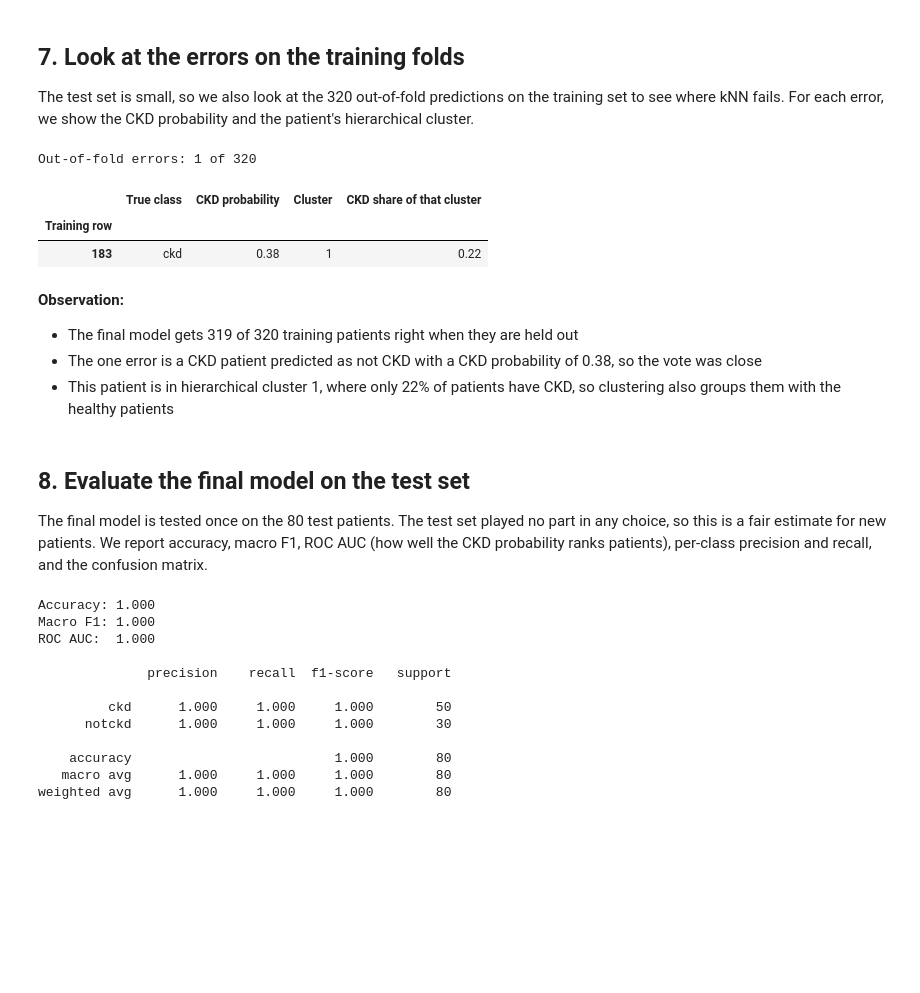
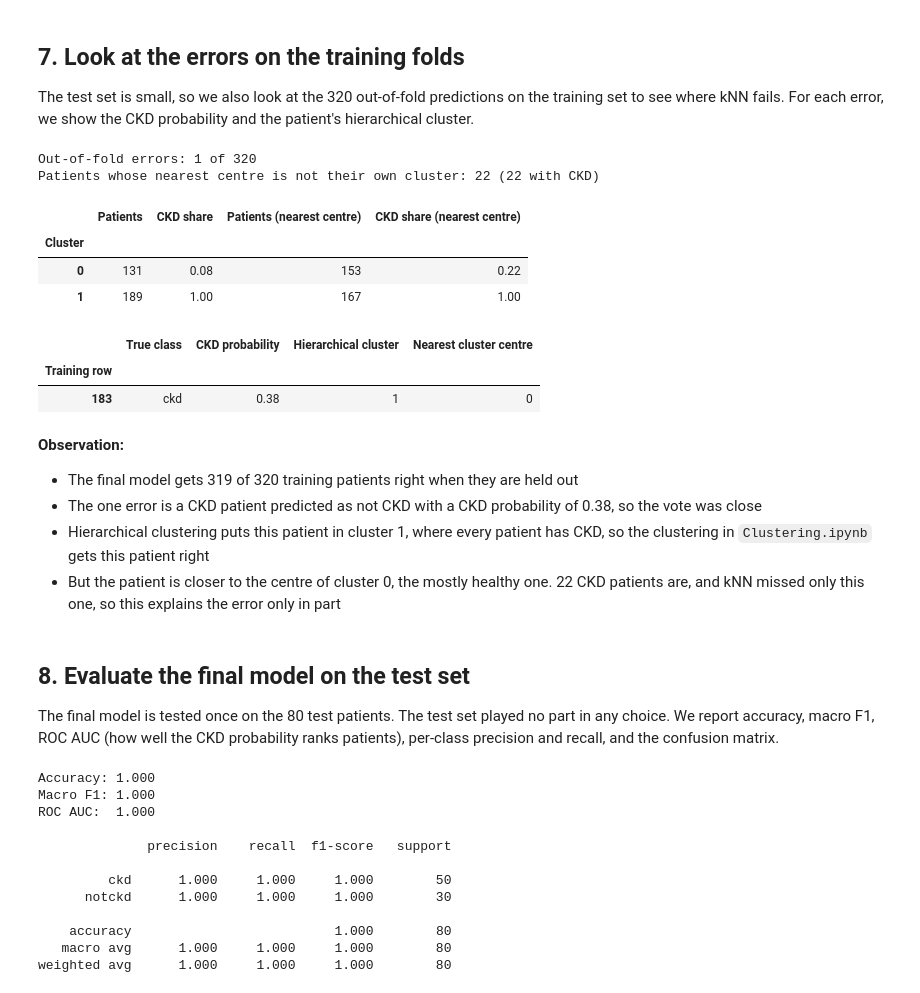
Before and after one commit to elgazar24/f21dl-2026-27-PG-group-13, a Jupyter notebook: src/notebooks/Models/KNN/KNN.ipynb, the cells around one changed output. Drawn from its saved outputs; the diff is of its cells as text; code cells hidden in the pictures; blank space fills up the shorter version.

Commit message:
kNN: fix error analysis, tidy notes

```diff
--- a/src/notebooks/Models/KNN/KNN.ipynb
+++ b/src/notebooks/Models/KNN/KNN.ipynb
@@ -215,30 +214,52 @@ The test set is small, so we also look at the 320 out-of-fold predictions on the
 # %%
 p_ckd = cross_val_predict(final, X_train, y_train, cv=cv, method="predict_proba")[:, 0]
 oof_pred = np.where(p_ckd >= 0.5, 0, 1)
 errors = np.where(oof_pred != y_train.values)[0]
 print(f"Out-of-fold errors: {len(errors)} of {len(y_train)}")
 
-train_cluster = AddCluster().fit(X_train).transform(X_train)["cluster"]
+# Two ways to give a patient a cluster: the hierarchical labels themselves (as in Clustering.ipynb)
+# and the nearest cluster centre (what step 5 has to use for patients outside the fold)
+ward = pd.Series(AgglomerativeClustering(2, linkage="ward").fit_predict(X_train))
+nearest = AddCluster().fit(X_train).transform(X_train)["cluster"]
+is_ckd = y_train == 0
+if is_ckd[ward == 0].mean() > is_ckd[ward == 1].mean():  # cluster 0 = fewer CKD patients, as in Clustering.ipynb
+    ward, nearest = 1 - ward, 1 - nearest
+
+moved = ward != nearest
+print(f"Patients whose nearest centre is not their own cluster: {moved.sum()} ({is_ckd[moved].sum()} with CKD)")
+display(pd.DataFrame({
+    "Patients": ward.value_counts().sort_index(),
+    "CKD share": is_ckd.groupby(ward).mean().round(2),
+    "Patients (nearest centre)": nearest.value_counts().sort_index(),
+    "CKD share (nearest centre)": is_ckd.groupby(nearest).mean().round(2),
+}).rename_axis("Cluster"))
+
 display(pd.DataFrame({
     "True class": train[target].iloc[errors].values,
     "CKD probability": p_ckd[errors].round(2),
-    "Cluster": train_cluster.iloc[errors].values,
-    "CKD share of that cluster": [round((y_train[train_cluster == c] == 0).mean(), 2) for c in train_cluster.iloc[errors]],
+    "Hierarchical cluster": ward.iloc[errors].values,
+    "Nearest cluster centre": nearest.iloc[errors].values,
 }, index=errors).rename_axis("Training row"))
 # %% [output]
 Out-of-fold errors: 1 of 320
+Patients whose nearest centre is not their own cluster: 22 (22 with CKD)
-|  | True class | CKD probability | Cluster | CKD share of that cluster |
-| Training row |  |  |  |  |
-| 183 | ckd | 0.38 | 1 | 0.22 |
+|  | Patients | CKD share | Patients (nearest centre) | CKD share (nearest centre) |
+| Cluster |  |  |  |  |
+| 0 | 131 | 0.08 | 153 | 0.22 |
+| 1 | 189 | 1.00 | 167 | 1.00 |
+|  | True class | CKD probability | Hierarchical cluster | Nearest cluster centre |
+| Training row |  |  |  |  |
+| 183 | ckd | 0.38 | 1 | 0 |
 # %% [markdown]
 **Observation:**
 - The final model gets 319 of 320 training patients right when they are held out
 - The one error is a CKD patient predicted as not CKD with a CKD probability of 0.38, so the vote was close
-- This patient is in hierarchical cluster 1, where only 22% of patients have CKD, so clustering also groups them with the healthy patients
+- Hierarchical clustering puts this patient in cluster 1, where every patient has CKD, so the clustering in `Clustering.ipynb` gets this patient right
+- But the patient is closer to the centre of cluster 0, the mostly healthy one. 22 CKD patients are, and kNN missed only this one, so this explains the error only in part
 # %% [markdown]
 ## 8. Evaluate the final model on the test set
 
-The final model is tested once on the 80 test patients. The test set played no part in any choice, so this is a fair estimate for new patients. We report accuracy, macro F1, ROC AUC (how well the CKD probability ranks patients), per-class precision and recall, and the confusion matrix.
+The final model is tested once on the 80 test patients. The test set played no part in any choice. We report accuracy, macro F1, ROC AUC (how well the CKD probability ranks patients), per-class precision and recall, and the confusion matrix.
 # %%
 y_pred = final.predict(X_test)
 print(f"Accuracy: {accuracy_score(y_test, y_pred):.3f}")
```
Also changed, not shown: parts of 6 cells of this notebook, 1 other file.
